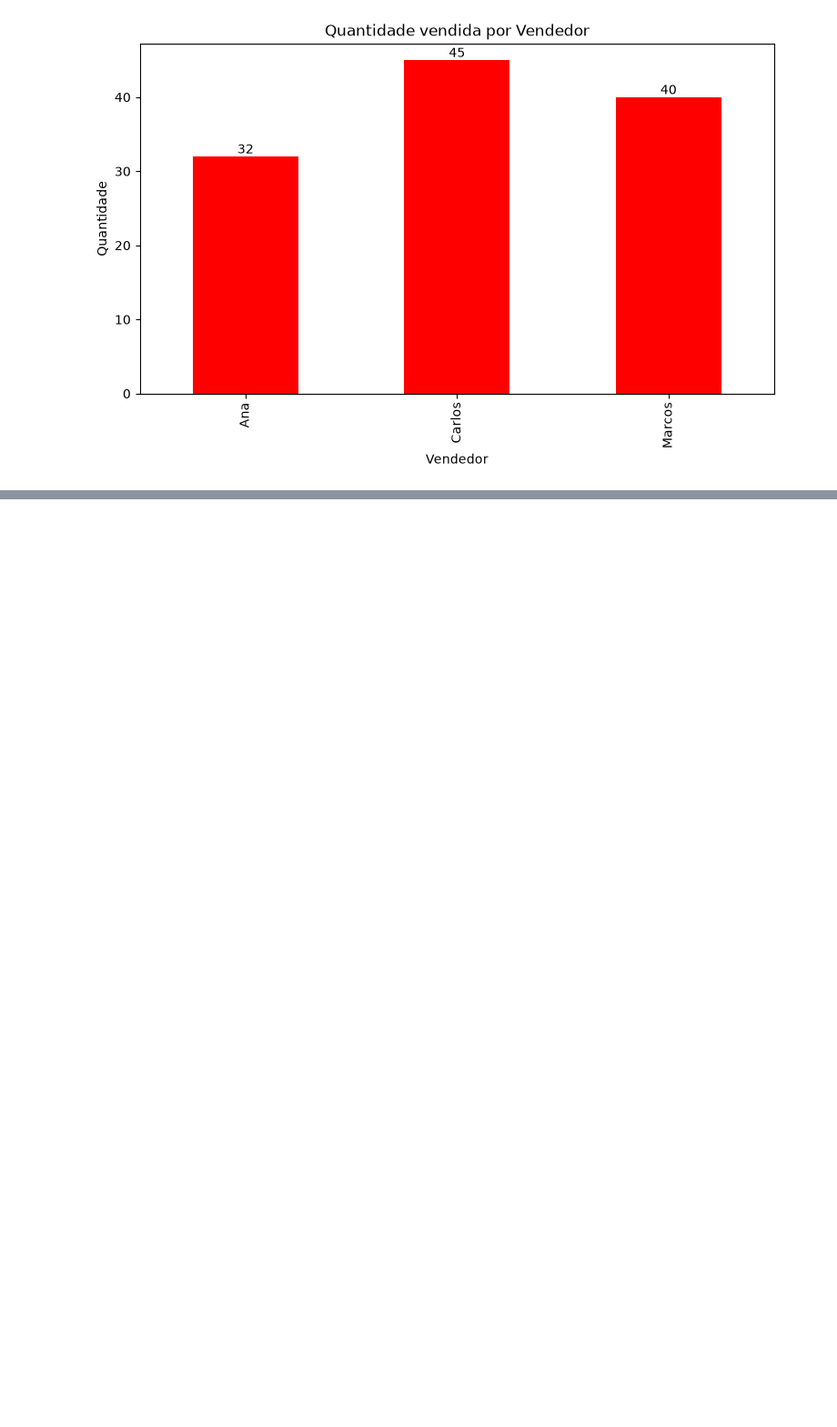
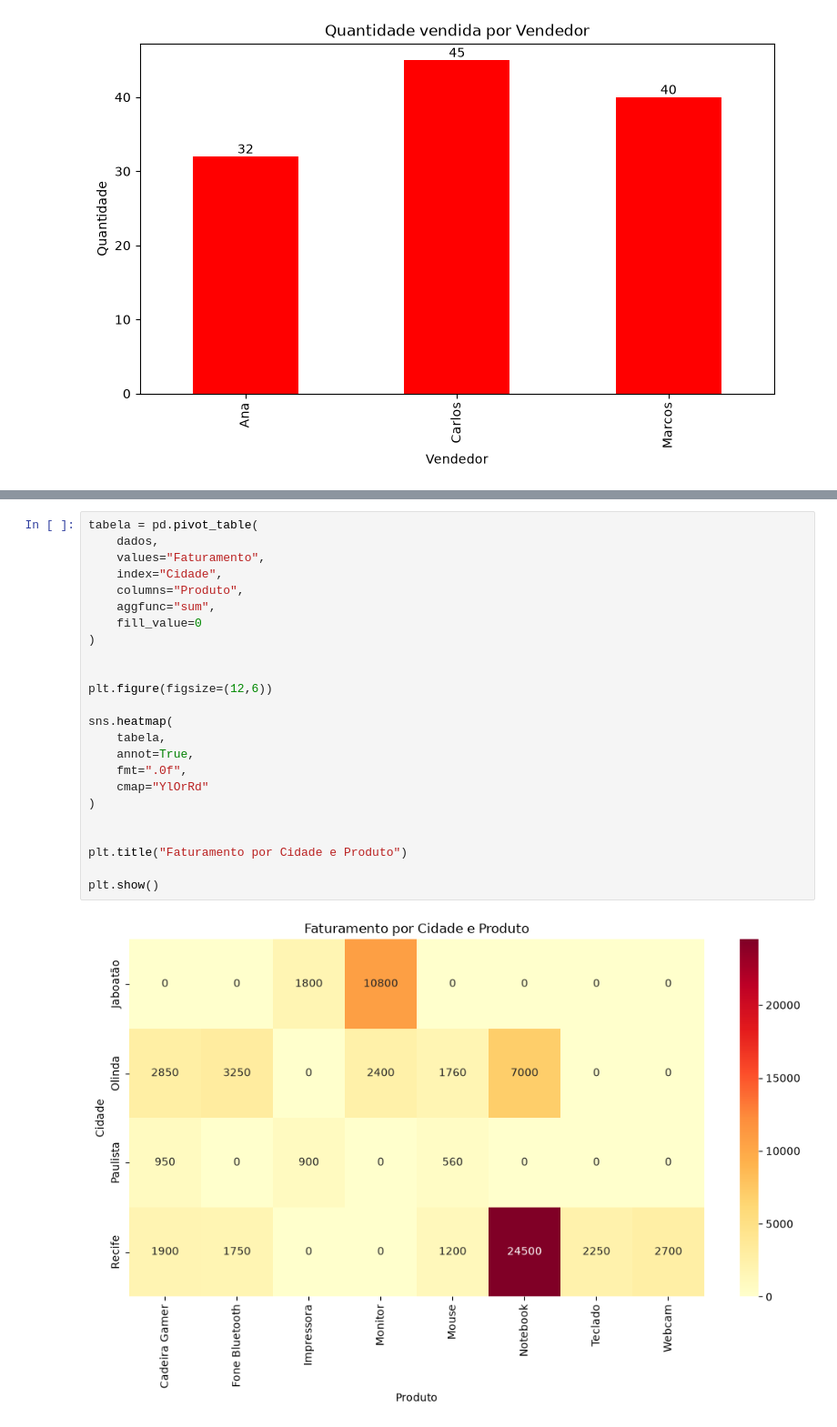
Before and after one commit to andregalvao-dev/analises_vendas_mercado_tec, a Jupyter notebook: analises_vendas.ipynb, the cells around one changed output, grey strips where cells are left out. Shown at 91% size. Saved outputs shown, nothing was run; the diff lists cells and outputs as text; blank space fills up the shorter version.

```diff
--- a/analises_vendas.ipynb
+++ b/analises_vendas.ipynb
@@ -176,0 +213,26 @@ plt.show()
+# %%
+tabela = pd.pivot_table(
+    dados,
+    values="Faturamento",
+    index="Cidade",
+    columns="Produto",
+    aggfunc="sum",
+    fill_value=0
+)
+
+
+plt.figure(figsize=(12,6))
+
+sns.heatmap(
+    tabela,
+    annot=True,
+    fmt=".0f",
+    cmap="YlOrRd"
+)
+
+
+plt.title("Faturamento por Cidade e Produto")
+
+plt.show()
+# %% [output]
+[figure, added]
```
Also changed, not shown: parts of 1 cell of this notebook.
